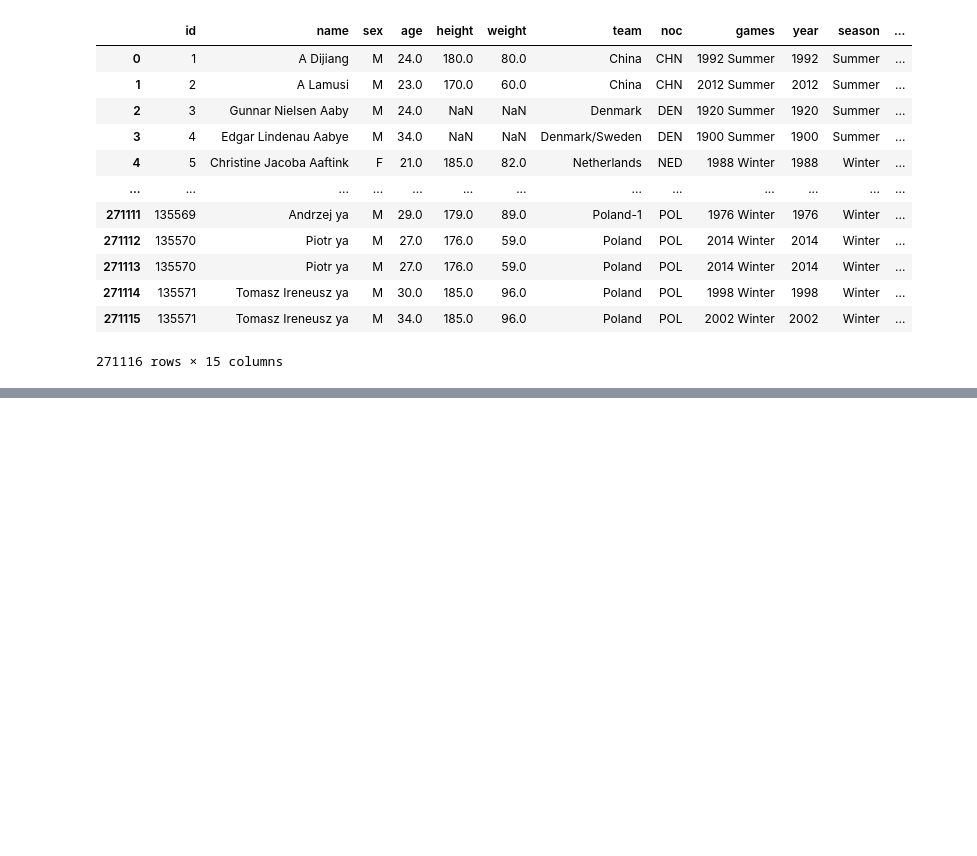
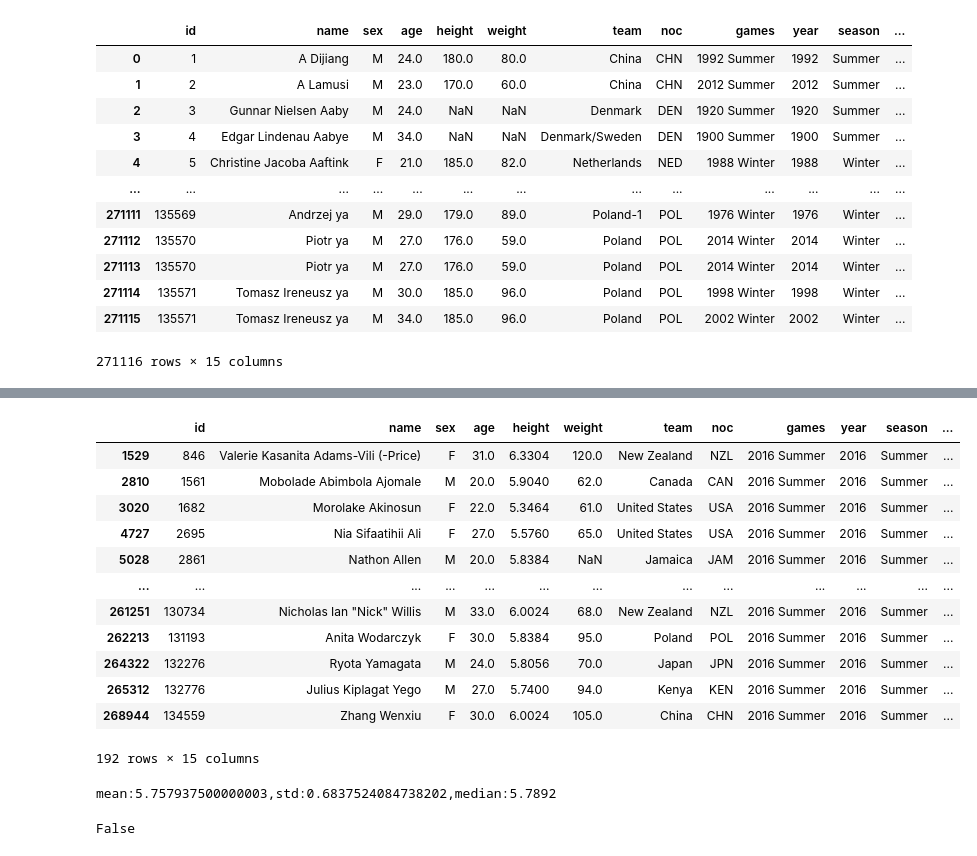
Before and after one commit to vvvijaya/Tidy-Tuesday, a Jupyter notebook: jul27_2021.ipynb, the cells around one changed output, grey strips where cells are left out. Cells and saved outputs as stored; diff of their text form; code cells hidden in the pictures; blank space fills up the shorter version.

Commit message:
sd, mean, median

```diff
--- a/jul27_2021.ipynb
+++ b/jul27_2021.ipynb
@@ -60,0 +93,22 @@ fig.show()
+# %%
+df_dist = df_orig
+df_dist.query('medal!=0', inplace=True)
+df_dist.query('year==2016', inplace=True)
+df_dist.query('season=="Summer"', inplace=True)
+df_dist.query('sport=="Athletics"', inplace=True)
+df_dist['height'] = df_dist["height"].apply(lambda x: x * 0.0328)
+df_dist
+# %% [output]
+|  | id | name | sex | age | height | weight | team | noc | games | year | season | ... |
+| 1529 | 846 | Valerie Kasanita Adams-Vili (-Price) | F | 31.0 | 6.3304 | 120.0 | New Zealand | NZL | 2016 Summer | 2016 | Summer | ... |
+| 2810 | 1561 | Mobolade Abimbola Ajomale | M | 20.0 | 5.9040 | 62.0 | Canada | CAN | 2016 Summer | 2016 | Summer | ... |
+| 3020 | 1682 | Morolake Akinosun | F | 22.0 | 5.3464 | 61.0 | United States | USA | 2016 Summer | 2016 | Summer | ... |
+| 4727 | 2695 | Nia Sifaatihii Ali | F | 27.0 | 5.5760 | 65.0 | United States | USA | 2016 Summer | 2016 | Summer | ... |
+| 5028 | 2861 | Nathon Allen | M | 20.0 | 5.8384 | NaN | Jamaica | JAM | 2016 Summer | 2016 | Summer | ... |
+| ... | ... | ... | ... | ... | ... | ... | ... | ... | ... | ... | ... | ... |
+| 261251 | 130734 | Nicholas Ian "Nick" Willis | M | 33.0 | 6.0024 | 68.0 | New Zealand | NZL | 2016 Summer | 2016 | Summer | ... |
+| 262213 | 131193 | Anita Wodarczyk | F | 30.0 | 5.8384 | 95.0 | Poland | POL | 2016 Summer | 2016 | Summer | ... |
+| 264322 | 132276 | Ryota Yamagata | M | 24.0 | 5.8056 | 70.0 | Japan | JPN | 2016 Summer | 2016 | Summer | ... |
+| 265312 | 132776 | Julius Kiplagat Yego | M | 27.0 | 5.7400 | 94.0 | Kenya | KEN | 2016 Summer | 2016 | Summer | ... |
+| 268944 | 134559 | Zhang Wenxiu | F | 30.0 | 6.0024 | 105.0 | China | CHN | 2016 Summer | 2016 | Summer | ... |
+192 rows × 15 columns
@@ -60,0 +127,20 @@ fig.show()
+# %%
+df_bell = df_orig
+df['height']=df['height'].fillna(0)
+mean_val = np.mean((df_bell['height']))
+std_val = np.std((df_bell['height']))
+median_val = np.median((df_bell['height']))
+print(str.format("mean:{},std:{},median:{}",mean_val, std_val, median_val))
+fig = ff.create_distplot([df['height']], ['distplot'], curve_type='normal', histnorm='probability density')
+fig.add_shape(type='line',x0=mean_val,x1=mean_val,y0=0,y1=0.7,xref='x',yref='y',line=dict(color='blue', dash='dash'))
+fig.add_shape(type='line',x0=median_val,x1=median_val,y0=0,y1=0.7,xref='x',yref='y',line=dict(color='green', dash='dash'))
+fig.add_shape(type='line',x0=mean_val+std_val,x1=mean_val+std_val,y0=0,y1=0.7,xref='x',yref='y',line=dict(color='red', dash='dash'))
+fig.add_shape(type='line',x0=mean_val+(std_val + std_val),x1=mean_val+(std_val + std_val),y0=0,y1=0.7,xref='x',yref='y',line=dict(color='red', dash='dash'))
+fig.add_shape(type='line',x0=mean_val-std_val,x1=mean_val-std_val,y0=0,y1=0.7,xref='x',yref='y',line=dict(color='red', dash='dash'))
+fig.show()
+# %% [output]
+mean:5.757937500000003,std:0.6837524084738202,median:5.7892
+# %%
+np.isfinite(df_bell['height']).all()
+# %% [output]
+False
```
Also changed, not shown: parts of 9 cells of this notebook, 1 other file.
